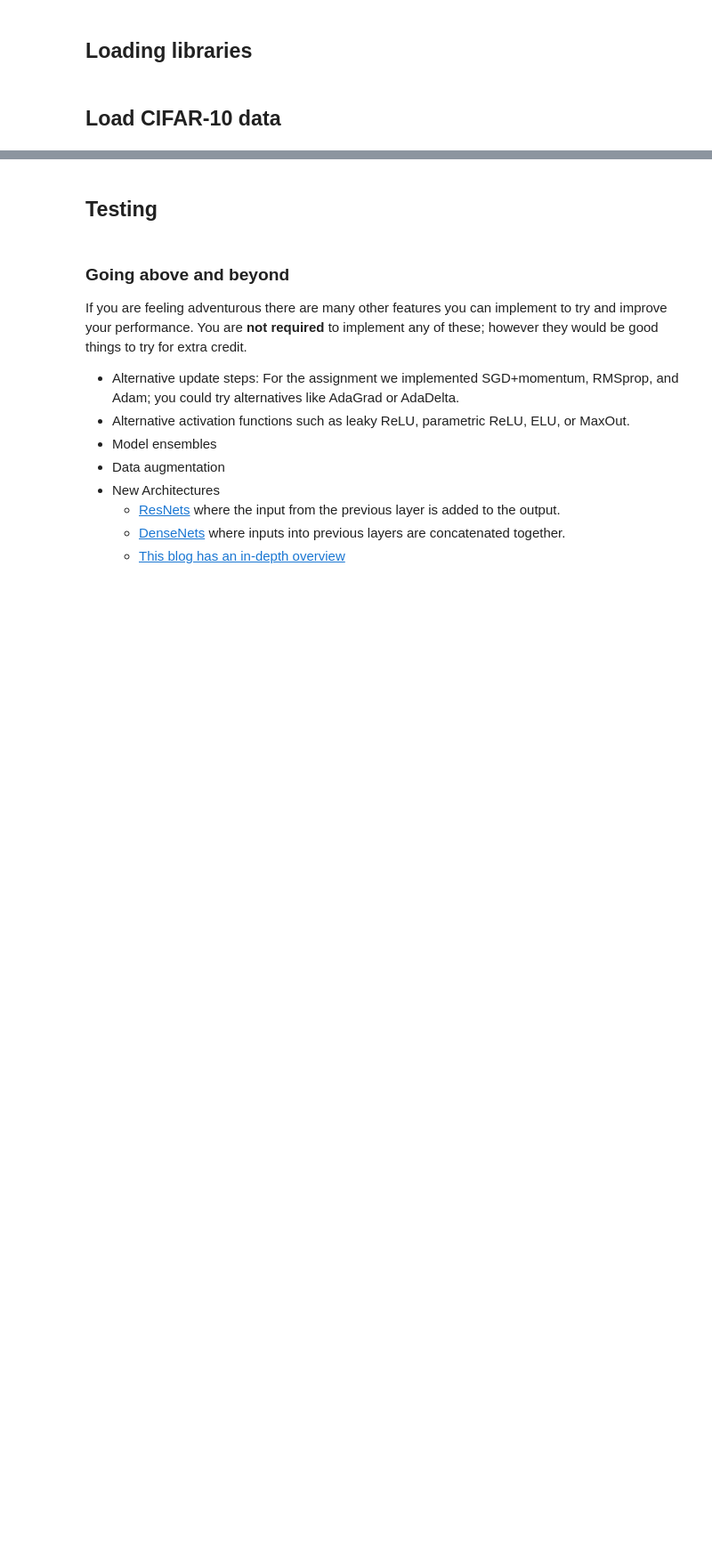
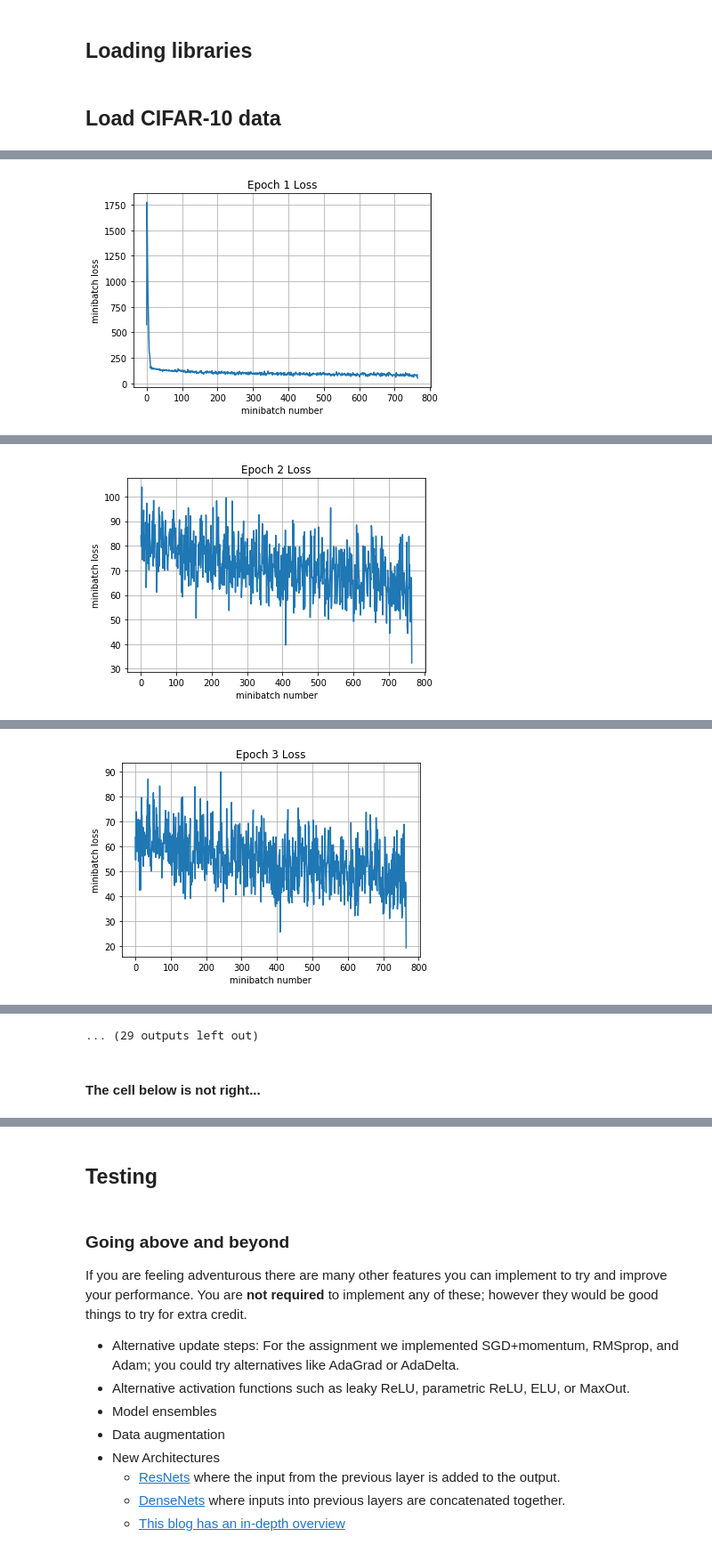
Before and after one commit to HarveyQ/h.qiu-cs231n, a Jupyter notebook: assignment2/TensorFlow_v2.ipynb, the cells around one changed output, grey strips where cells are left out. Shown at 89% size. Cells and saved outputs as stored; diff of their text form; code cells hidden in the pictures; blank space fills up the shorter version.

```diff
--- a/assignment2/TensorFlow_v2.ipynb
+++ b/assignment2/TensorFlow_v2.ipynb
@@ -69,9 +330,4 @@ Test labels shape:  (1000,)
 # %%
-# Feel free to play with this cell
-
-def my_model(X,y,is_training):
-    pass
-
 tf.reset_default_graph()
 
 X = tf.placeholder(tf.float32, [None, 32, 32, 3])
@@ -79,13 +335,26 @@ y = tf.placeholder(tf.int64, [None])
 is_training = tf.placeholder(tf.bool)
 
 y_out = my_model(X,y,is_training)
-mean_loss = None
-optimizer = None
+total_loss = tf.losses.softmax_cross_entropy(tf.one_hot(y, 10), logits=y_out)
+mean_loss = tf.reduce_mean(total_loss)
+
+# set up optimizer
+learning_rate = 5e-4
+optimizer = tf.train.AdamOptimizer(learning_rate)
 
 
-pass
+# pass?
 
 # batch normalization in tensorflow requires this extra dependency
 extra_update_ops = tf.get_collection(tf.GraphKeys.UPDATE_OPS)
 with tf.control_dependencies(extra_update_ops):
     train_step = optimizer.minimize(mean_loss)
+
+    sess = tf.Session()
+with tf.device("/gpu:0"):
+    sess.run(tf.global_variables_initializer())
+    print('Training')
+    %timeit run_model(sess,y_out,mean_loss,X_train,y_train,5,64,100,train_step,True)
+    print('Validation')
+    run_model(sess,y_out,mean_loss,X_val,y_val,1,64)
+# %% [output]
@@ -91,0 +371 @@ with tf.control_dependencies(extra_update_ops):
+[figure, added]
@@ -91,0 +381 @@ with tf.control_dependencies(extra_update_ops):
+[figure, added]
@@ -91,0 +390 @@ with tf.control_dependencies(extra_update_ops):
+[figure, added]
@@ -91,0 +421 @@ with tf.control_dependencies(extra_update_ops):
+... (29 outputs left out)
@@ -104,3 +422,5 @@ run_model(sess,y_out,mean_loss,X_val,y_val,1,64)
+# %% [markdown]
+#### The cell below is not right...
 # %%
 # Test your model here, and make sure
 # the output of this cell is the accuracy
```
Also changed, not shown: parts of 13 cells of this notebook, 2 other files.
